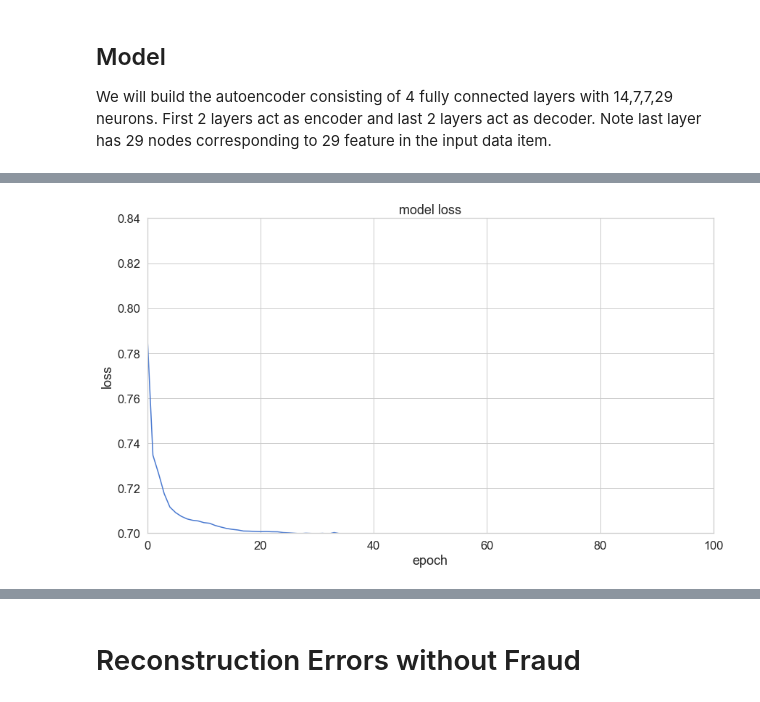
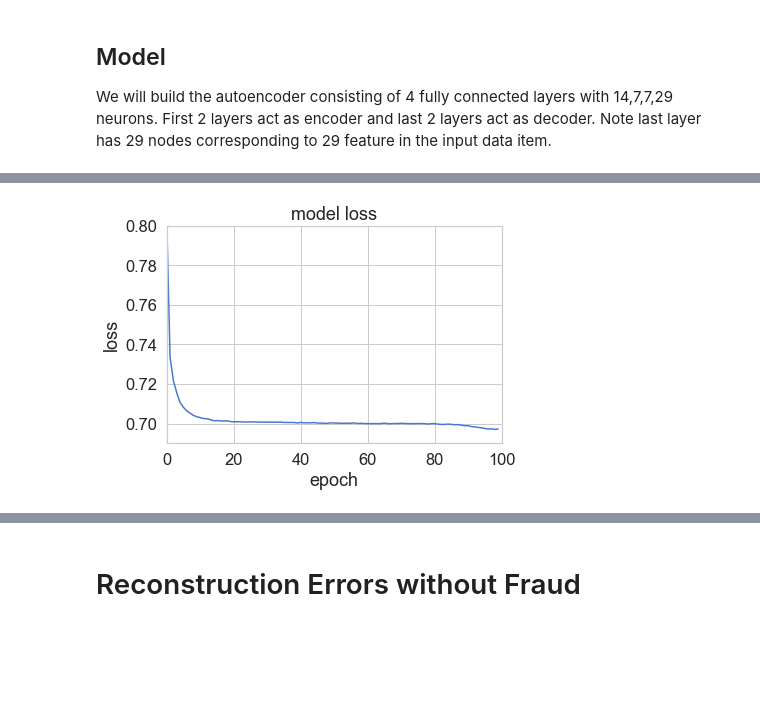
Before and after one commit to vimalkansal/credit_card_fraud_detection, a Jupyter notebook: project/credit_card_fraud_detection.ipynb, the cells around one changed output, grey strips where cells are left out. Cells and saved outputs as stored; diff of their text form; code cells hidden in the pictures; blank space fills up the shorter version.

```diff
--- a/project/credit_card_fraud_detection.ipynb
+++ b/project/credit_card_fraud_detection.ipynb
@@ -293,15 +293,15 @@ epoch [100/100], loss:0.6976
 # %%
 #history['train_loss']
 #plt.plot(range(num_epochs),history['train_loss'],'ro',linewidth=2.0)
 plt.plot(history['train_loss'])
 plt.title('model loss')
 plt.ylabel('loss')
 plt.xlabel('epoch')
-plt.axis([0,100,0.7,0.84])
+plt.axis([0,100,0.69,0.80])
 #plt.legend(['train', 'test'], loc='upper right');
 plt.show()
 # %% [output]
-[figure, old version]
+[figure, new version]
 # %%
 pred_losses = {'pred_loss' : []}
 model.eval()
```
Also changed, not shown: parts of 12 cells of this notebook, 2 other files.
